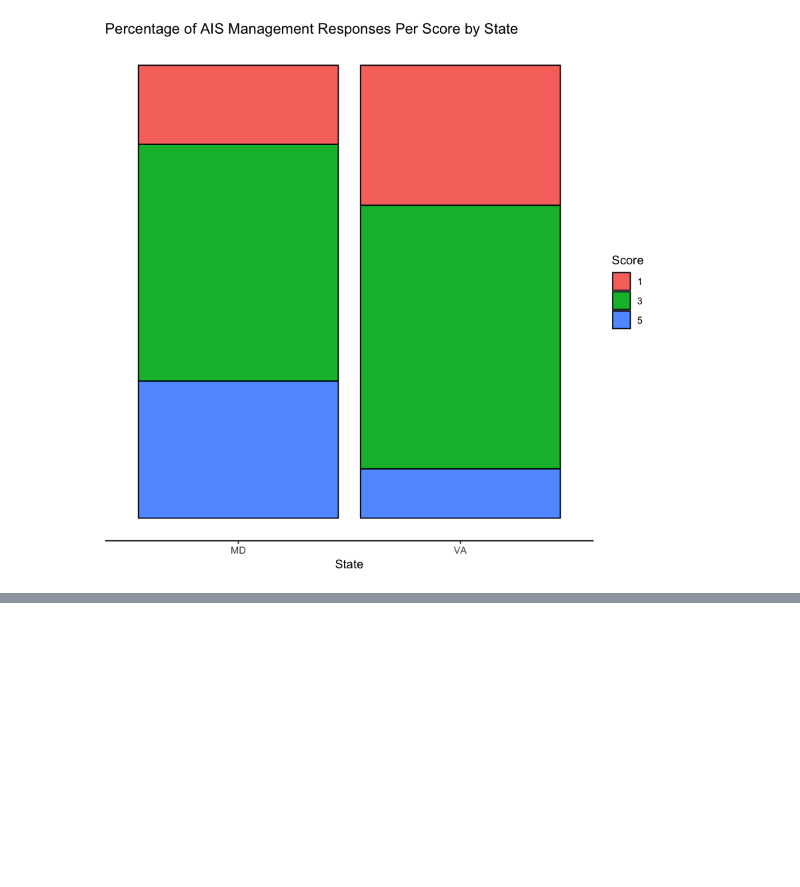
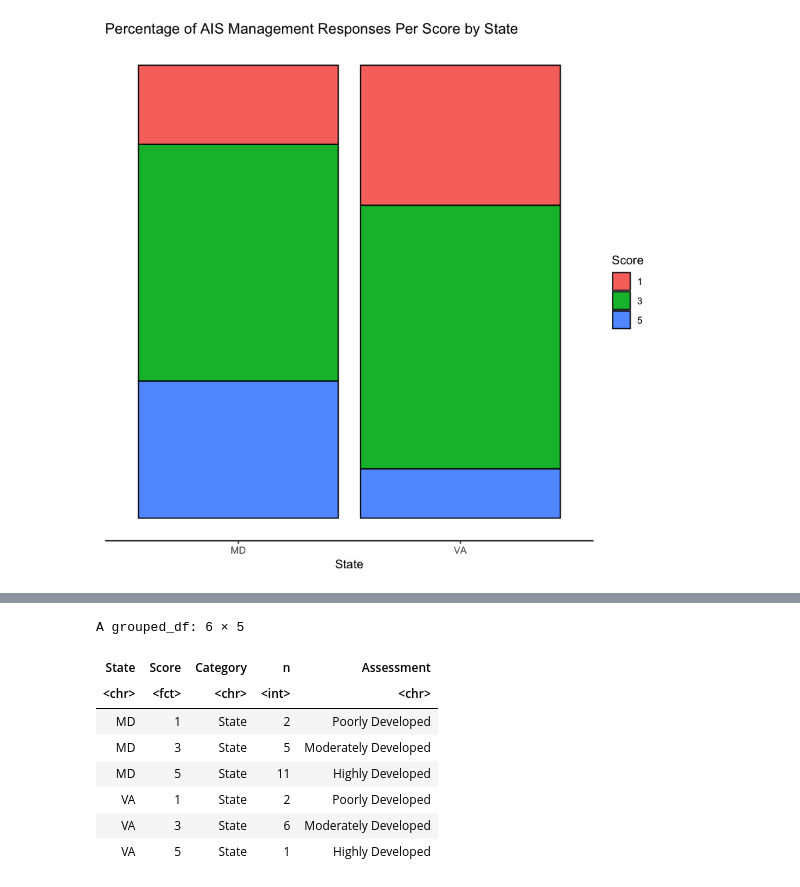
Before and after one commit to bpatter5/stat634, a Jupyter notebook: AIS/notebooks/initial_analysis.ipynb, the cells around one changed output, grey strips where cells are left out. Cells and saved outputs as stored; diff of their text form; code cells hidden in the pictures; blank space fills up the shorter version.

```diff
--- a/AIS/notebooks/initial_analysis.ipynb
+++ b/AIS/notebooks/initial_analysis.ipynb
@@ -39,0 +59,12 @@ ggplot(ais_summary, aes(x=State,y=n,fill=Score)) +
+# %%
+state_summary
+# %% [output]
+A grouped_df: 6 × 5
+| State | Score | Category | n | Assessment |
+| <chr> | <fct> | <chr> | <int> | <chr> |
+| MD | 1 | State | 2 | Poorly Developed |
+| MD | 3 | State | 5 | Moderately Developed |
+| MD | 5 | State | 11 | Highly Developed |
+| VA | 1 | State | 2 | Poorly Developed |
+| VA | 3 | State | 6 | Moderately Developed |
+| VA | 5 | State | 1 | Highly Developed |
```
Also changed, not shown: parts of 6 cells of this notebook, 3 other files.
